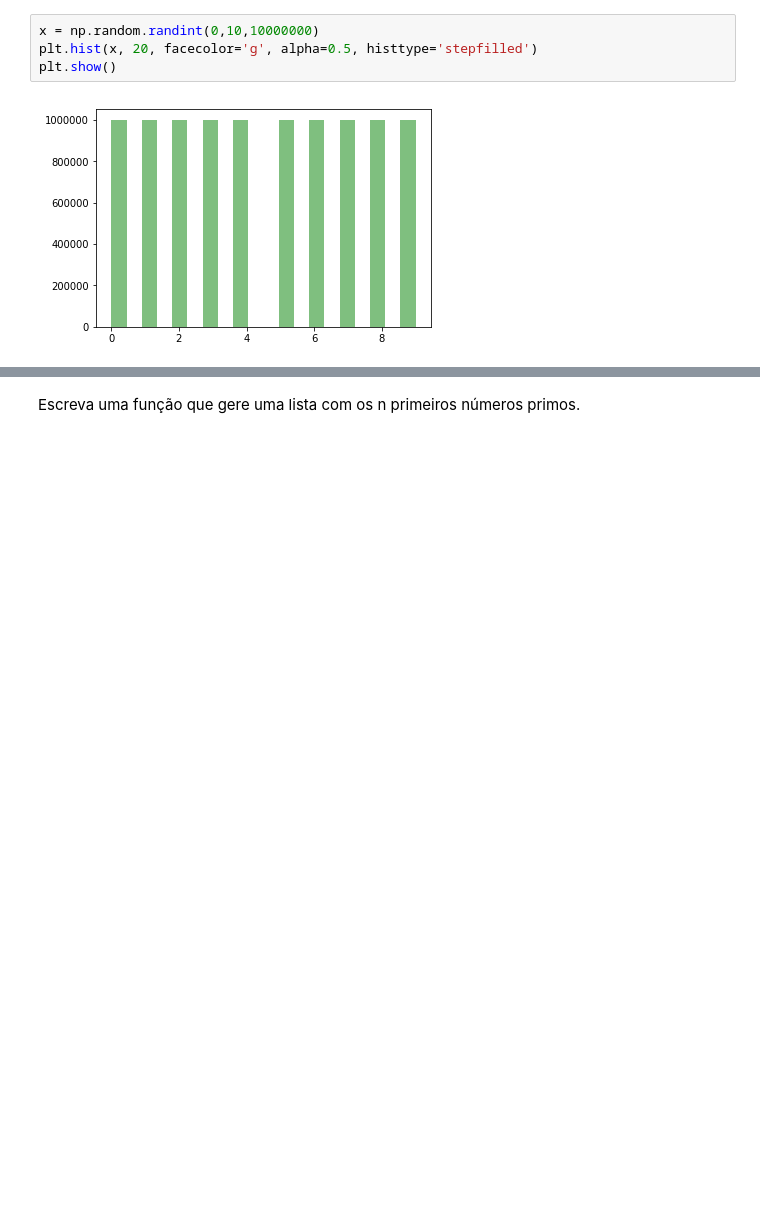
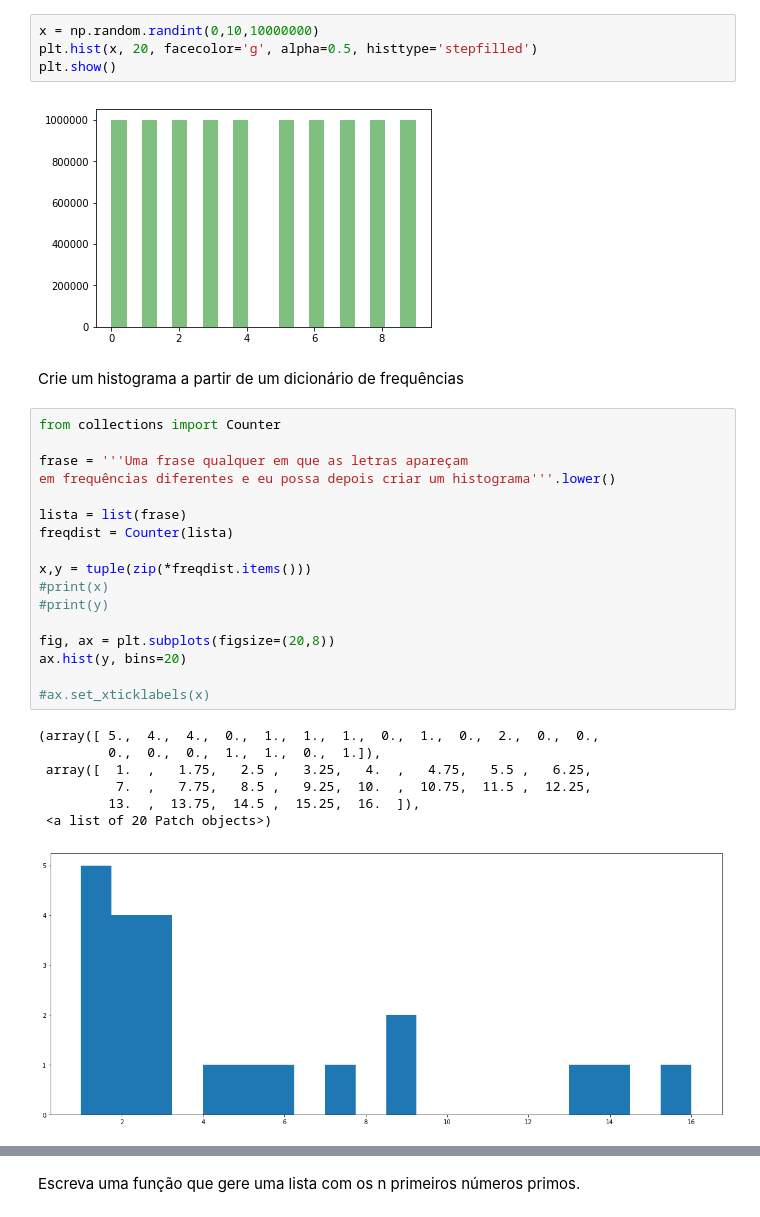
Before and after one commit to FGV-EMAp/FGV_Programming_Languages, a Jupyter notebook: Python/Exercicios/Exercicios_Revisao.ipynb, the cells around one changed output, grey strips where cells are left out. Saved outputs shown, nothing was run; the diff lists cells and outputs as text; blank space fills up the shorter version.

```diff
--- a/Python/Exercicios/Exercicios_Revisao.ipynb
+++ b/Python/Exercicios/Exercicios_Revisao.ipynb
@@ -88,3 +77,30 @@ plt.hist(x, 20, facecolor='g', alpha=0.5, histtype='stepfilled')
 plt.show()
 # %% [output]
 [figure]
+# %% [markdown]
+Crie um histograma a partir de um dicionário de frequências
+# %%
+from collections import Counter
+
+frase = '''Uma frase qualquer em que as letras apareçam
+em frequências diferentes e eu possa depois criar um histograma'''.lower()
+
+lista = list(frase)
+freqdist = Counter(lista)
+
+x,y = tuple(zip(*freqdist.items()))
+#print(x)
+#print(y)
+
+fig, ax = plt.subplots(figsize=(20,8))
+ax.hist(y, bins=20)
+
+#ax.set_xticklabels(x)
+# %% [output]
+(array([ 5.,  4.,  4.,  0.,  1.,  1.,  1.,  0.,  1.,  0.,  2.,  0.,  0.,
+         0.,  0.,  0.,  1.,  1.,  0.,  1.]),
+ array([  1.  ,   1.75,   2.5 ,   3.25,   4.  ,   4.75,   5.5 ,   6.25,
+          7.  ,   7.75,   8.5 ,   9.25,  10.  ,  10.75,  11.5 ,  12.25,
+         13.  ,  13.75,  14.5 ,  15.25,  16.  ]),
+ <a list of 20 Patch objects>)
+[figure, added]
```
Also changed, not shown: parts of 20 cells of this notebook.
